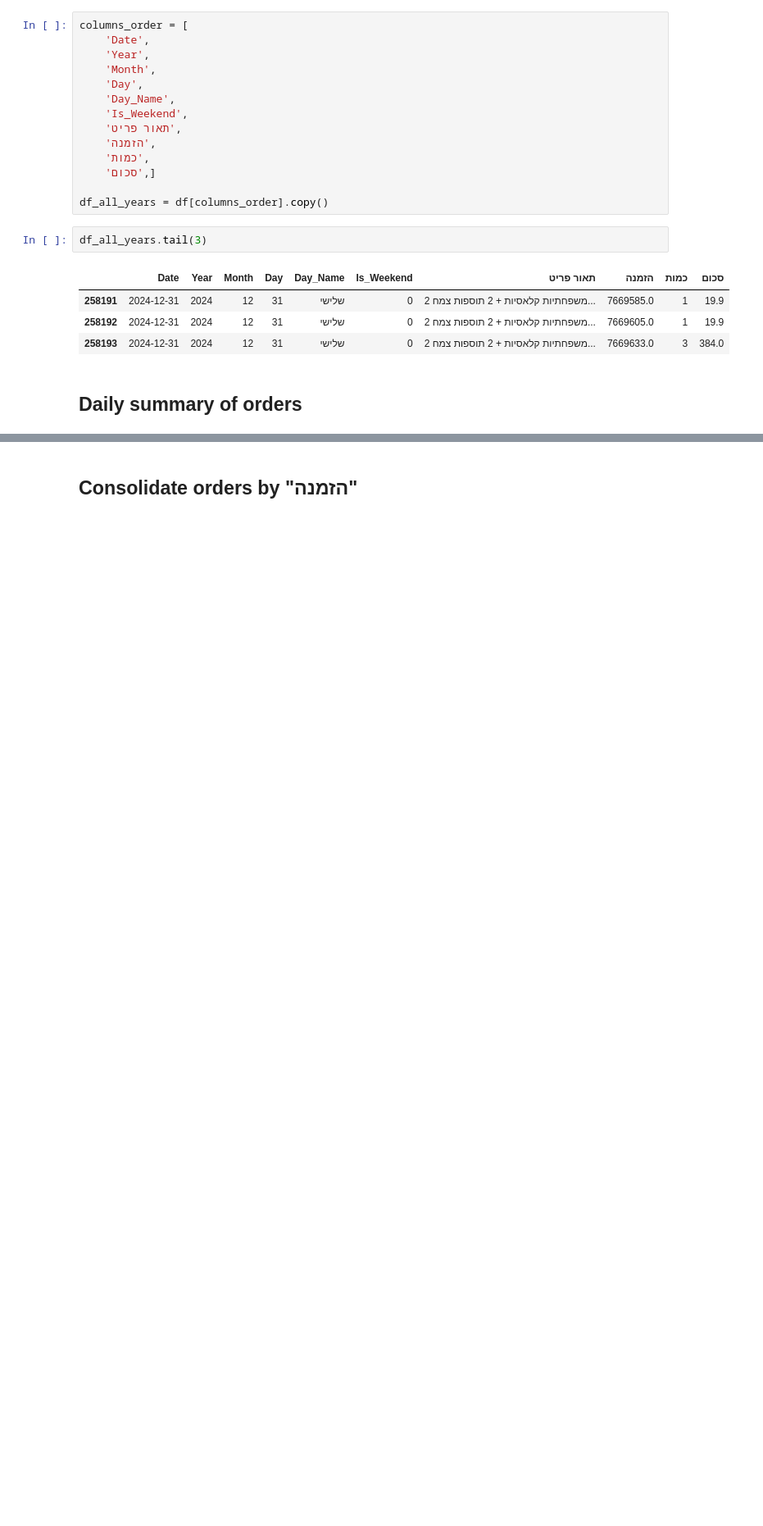
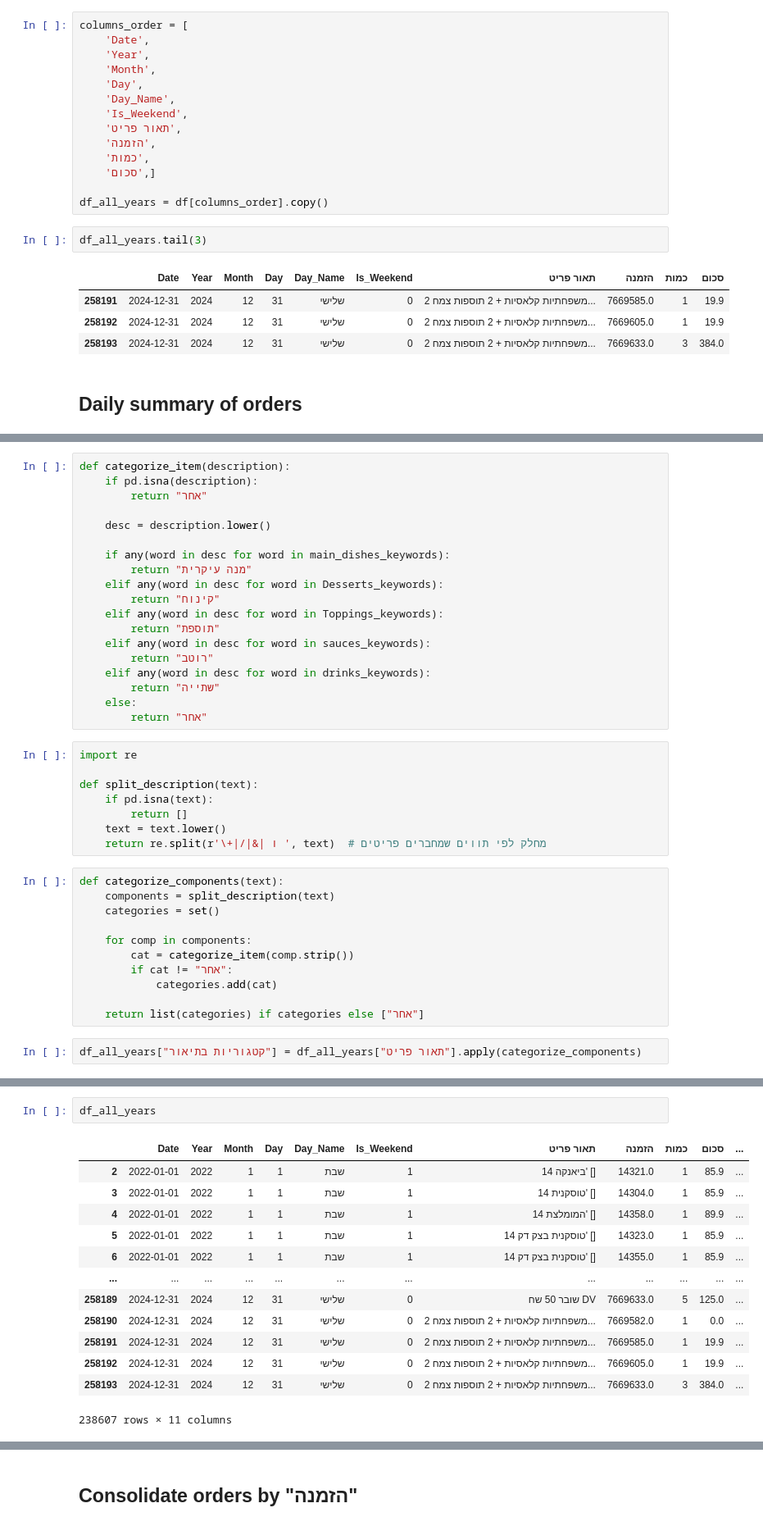
Before and after one commit to orifelszer/PapaJohns_Data_Science_Project, a Jupyter notebook: Data_cleaning.ipynb, the cells around one changed output, grey strips where cells are left out. Shown at 82% size. Cells and saved outputs as stored; diff of their text form; blank space fills up the shorter version.

```diff
--- a/Data_cleaning.ipynb
+++ b/Data_cleaning.ipynb
@@ -128,0 +172,40 @@ daily_summary.sample(3)
+# %%
+def categorize_item(description):
+    if pd.isna(description):
+        return "אחר"
+
+    desc = description.lower()
+
+    if any(word in desc for word in main_dishes_keywords):
+        return "מנה עיקרית"
+    elif any(word in desc for word in Desserts_keywords):
+        return "קינוח"
+    elif any(word in desc for word in Toppings_keywords):
+        return "תוספת"
+    elif any(word in desc for word in sauces_keywords):
+        return "רוטב"
+    elif any(word in desc for word in drinks_keywords):
+        return "שתייה"
+    else:
+        return "אחר"
+# %%
+import re
+
+def split_description(text):
+    if pd.isna(text):
+        return []
+    text = text.lower()
+    return re.split(r'\+|/|&| ו ', text)  # מחלק לפי תווים שמחברים פריטים
+# %%
+def categorize_components(text):
+    components = split_description(text)
+    categories = set()
+
+    for comp in components:
+        cat = categorize_item(comp.strip())
+        if cat != "אחר":
+            categories.add(cat)
+
+    return list(categories) if categories else ["אחר"]
+# %%
+df_all_years["קטגוריות בתיאור"] = df_all_years["תאור פריט"].apply(categorize_components)
@@ -128,0 +225,16 @@ daily_summary.sample(3)
+# %%
+df_all_years
+# %% [output]
+|  | Date | Year | Month | Day | Day_Name | Is_Weekend | תאור פריט | הזמנה | כמות | סכום | ... |
+| 2 | 2022-01-01 | 2022 | 1 | 1 | שבת | 1 | ביאנקה 14' [] | 14321.0 | 1 | 85.9 | ... |
+| 3 | 2022-01-01 | 2022 | 1 | 1 | שבת | 1 | טוסקנית 14' [] | 14304.0 | 1 | 85.9 | ... |
+| 4 | 2022-01-01 | 2022 | 1 | 1 | שבת | 1 | המומלצת 14' [] | 14358.0 | 1 | 89.9 | ... |
+| 5 | 2022-01-01 | 2022 | 1 | 1 | שבת | 1 | טוסקנית בצק דק 14' [] | 14323.0 | 1 | 85.9 | ... |
+| 6 | 2022-01-01 | 2022 | 1 | 1 | שבת | 1 | טוסקנית בצק דק 14' [] | 14355.0 | 1 | 85.9 | ... |
+| ... | ... | ... | ... | ... | ... | ... | ... | ... | ... | ... | ... |
+| 258189 | 2024-12-31 | 2024 | 12 | 31 | שלישי | 0 | שובר 50 שח DV | 7669633.0 | 5 | 125.0 | ... |
+| 258190 | 2024-12-31 | 2024 | 12 | 31 | שלישי | 0 | 2 משפחתיות קלאסיות + 2 תוספות צמח... | 7669582.0 | 1 | 0.0 | ... |
+| 258191 | 2024-12-31 | 2024 | 12 | 31 | שלישי | 0 | 2 משפחתיות קלאסיות + 2 תוספות צמח... | 7669585.0 | 1 | 19.9 | ... |
+| 258192 | 2024-12-31 | 2024 | 12 | 31 | שלישי | 0 | 2 משפחתיות קלאסיות + 2 תוספות צמח... | 7669605.0 | 1 | 19.9 | ... |
+| 258193 | 2024-12-31 | 2024 | 12 | 31 | שלישי | 0 | 2 משפחתיות קלאסיות + 2 תוספות צמח... | 7669633.0 | 3 | 384.0 | ... |
+238607 rows × 11 columns
```
Also changed, not shown: parts of 23 cells of this notebook.
